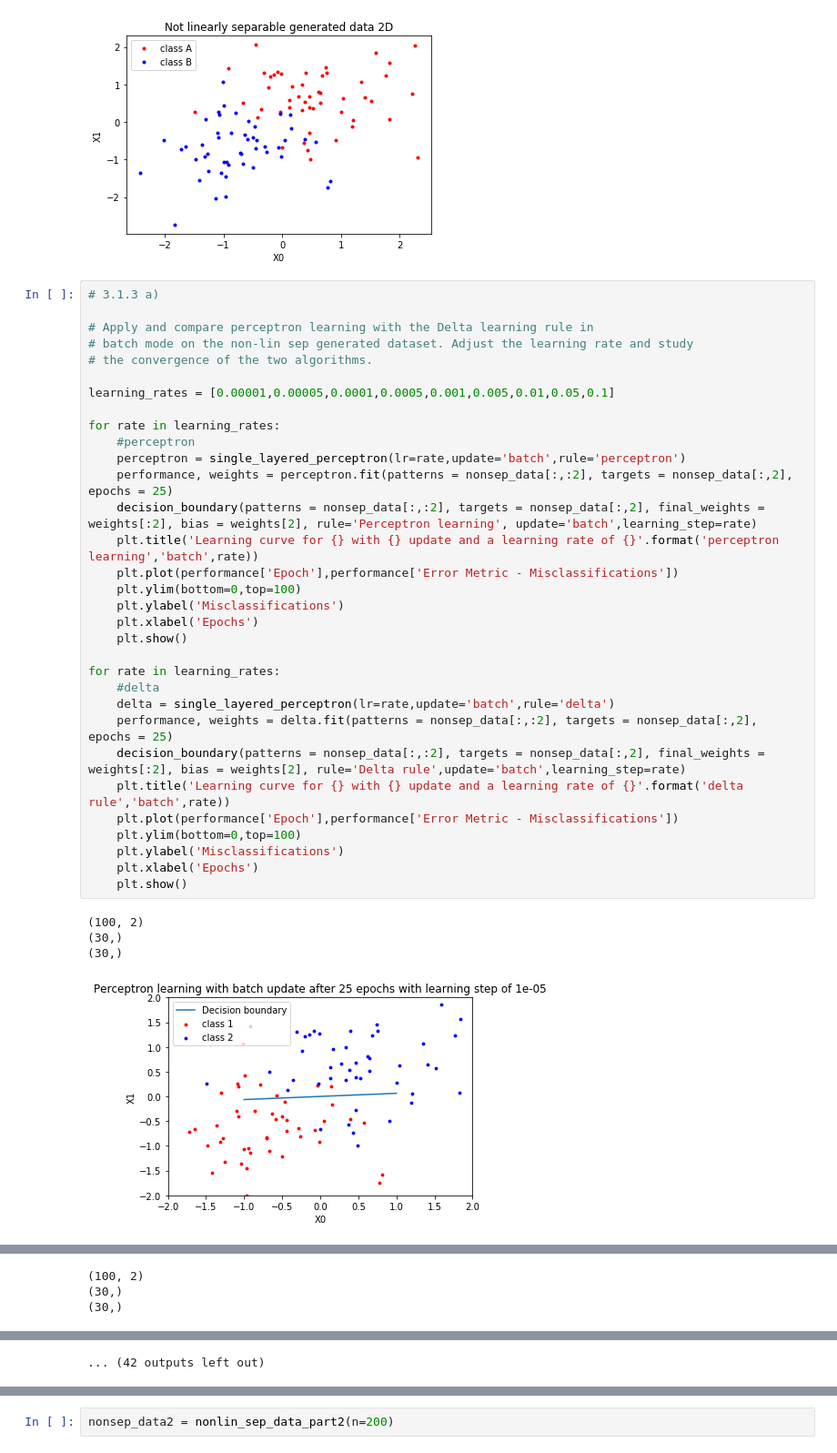
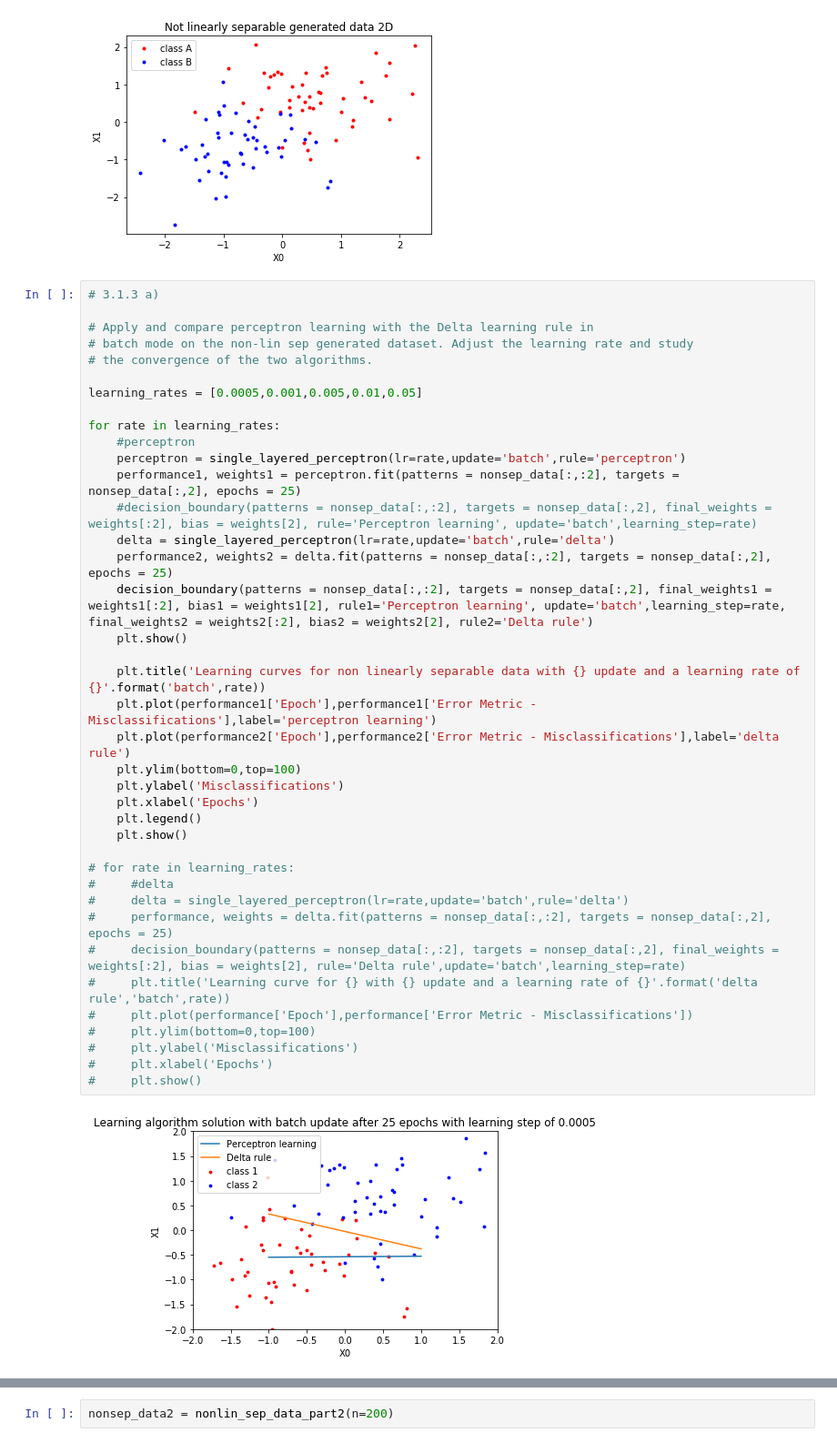
Before and after one commit to sarthaklangde/annda, a Jupyter notebook: Application.ipynb, the cells around one changed output, grey strips where cells are left out. Shown at 91% size. Drawn from its saved outputs; the diff is of its cells as text.

```diff
--- a/Application.ipynb
+++ b/Application.ipynb
@@ -734,37 +820,41 @@ nonsep_data = nonlin_sep_data(sigmaA=0.7,sigmaB=0.7)
 # %%
 # 3.1.3 a)
 
 # Apply and compare perceptron learning with the Delta learning rule in
 # batch mode on the non-lin sep generated dataset. Adjust the learning rate and study
 # the convergence of the two algorithms.
 
-learning_rates = [0.00001,0.00005,0.0001,0.0005,0.001,0.005,0.01,0.05,0.1]
+learning_rates = [0.0005,0.001,0.005,0.01,0.05]
 
 for rate in learning_rates:
     #perceptron
     perceptron = single_layered_perceptron(lr=rate,update='batch',rule='perceptron')
-    performance, weights = perceptron.fit(patterns = nonsep_data[:,:2], targets = nonsep_data[:,2], epochs = 25)
-    decision_boundary(patterns = nonsep_data[:,:2], targets = nonsep_data[:,2], final_weights = weights[:2], bias = weights[2], rule='Perceptron learning', update='batch',learning_step=rate)
-    plt.title('Learning curve for {} with {} update and a learning rate of {}'.format('perceptron learning','batch',rate))
-    plt.plot(performance['Epoch'],performance['Error Metric - Misclassifications'])
+    performance1, weights1 = perceptron.fit(patterns = nonsep_data[:,:2], targets = nonsep_data[:,2], epochs = 25)
+    #decision_boundary(patterns = nonsep_data[:,:2], targets = nonsep_data[:,2], final_weights = weights[:2], bias = weights[2], rule='Perceptron learning', update='batch',learning_step=rate)
+    delta = single_layered_perceptron(lr=rate,update='batch',rule='delta')
+    performance2, weights2 = delta.fit(patterns = nonsep_data[:,:2], targets = nonsep_data[:,2], epochs = 25)
+    decision_boundary(patterns = nonsep_data[:,:2], targets = nonsep_data[:,2], final_weights1 = weights1[:2], bias1 = weights1[2], rule1='Perceptron learning', update='batch',learning_step=rate, final_weights2 = weights2[:2], bias2 = weights2[2], rule2='Delta rule')
+    plt.show()
+
+    plt.title('Learning curves for non linearly separable data with {} update and a learning rate of {}'.format('batch',rate))
+    plt.plot(performance1['Epoch'],performance1['Error Metric - Misclassifications'],label='perceptron learning')
+    plt.plot(performance2['Epoch'],performance2['Error Metric - Misclassifications'],label='delta rule')
     plt.ylim(bottom=0,top=100)
     plt.ylabel('Misclassifications')
     plt.xlabel('Epochs')
+    plt.legend()
     plt.show()
 
-for rate in learning_rates:
-    #delta
-    delta = single_layered_perceptron(lr=rate,update='batch',rule='delta')
-    performance, weights = delta.fit(patterns = nonsep_data[:,:2], targets = nonsep_data[:,2], epochs = 25)
-    decision_boundary(patterns = nonsep_data[:,:2], targets = nonsep_data[:,2], final_weights = weights[:2], bias = weights[2], rule='Delta rule',update='batch',learning_step=rate)
-    plt.title('Learning curve for {} with {} update and a learning rate of {}'.format('delta rule','batch',rate))
-    plt.plot(performance['Epoch'],performance['Error Metric - Misclassifications'])
-    plt.ylim(bottom=0,top=100)
-    plt.ylabel('Misclassifications')
-    plt.xlabel('Epochs')
-    plt.show()
+# for rate in learning_rates:
+#     #delta
+#     delta = single_layered_perceptron(lr=rate,update='batch',rule='delta')
+#     performance, weights = delta.fit(patterns = nonsep_data[:,:2], targets = nonsep_data[:,2], epochs = 25)
+#     decision_boundary(patterns = nonsep_data[:,:2], targets = nonsep_data[:,2], final_weights = weights[:2], bias = weights[2], rule='Delta rule',update='batch',learning_step=rate)
+#     plt.title('Learning curve for {} with {} update and a learning rate of {}'.format('delta rule','batch',rate))
+#     plt.plot(performance['Epoch'],performance['Error Metric - Misclassifications'])
+#     plt.ylim(bottom=0,top=100)
+#     plt.ylabel('Misclassifications')
+#     plt.xlabel('Epochs')
+#     plt.show()
 # %% [output]
-(100, 2)
-(30,)
-(30,)
-[figure, old version]
+[figure, new version]
@@ -772,3 +861,0 @@ for rate in learning_rates:
-(100, 2)
-(30,)
-(30,)
@@ -787 +867,0 @@ for rate in learning_rates:
-... (42 outputs left out)
```
Also changed, not shown: parts of 9 cells of this notebook.
